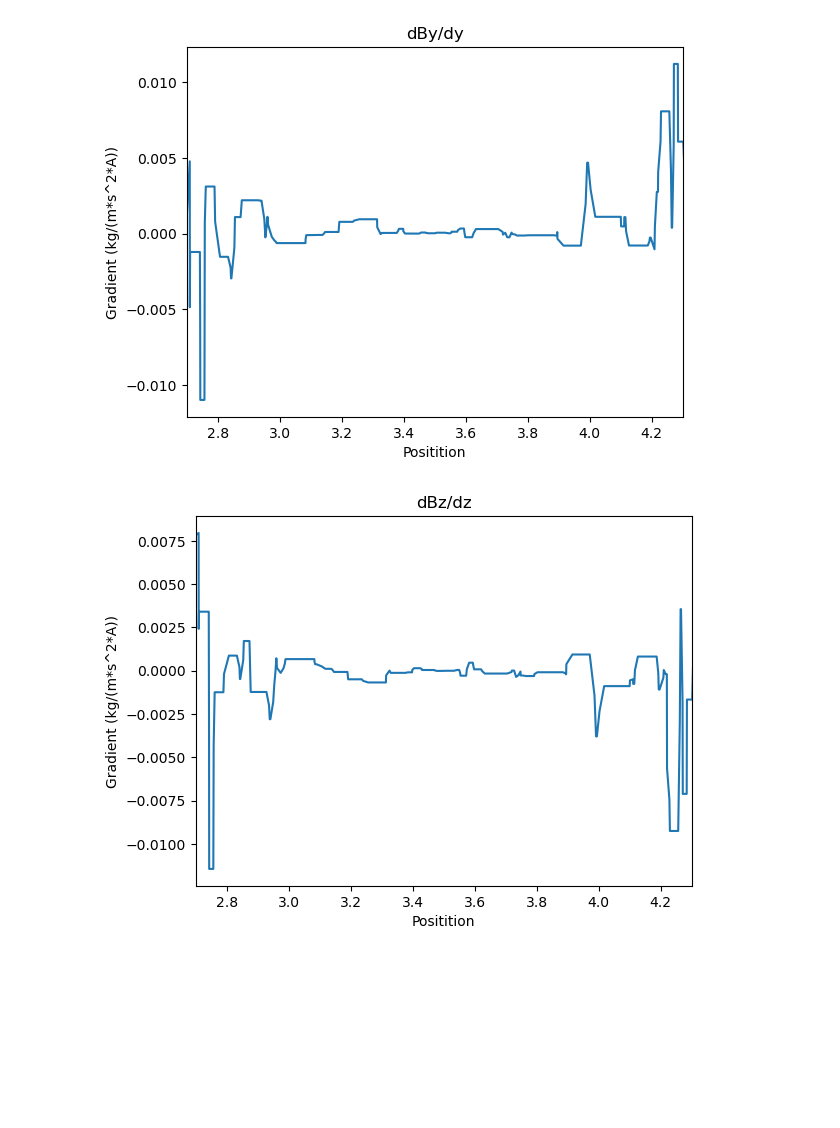
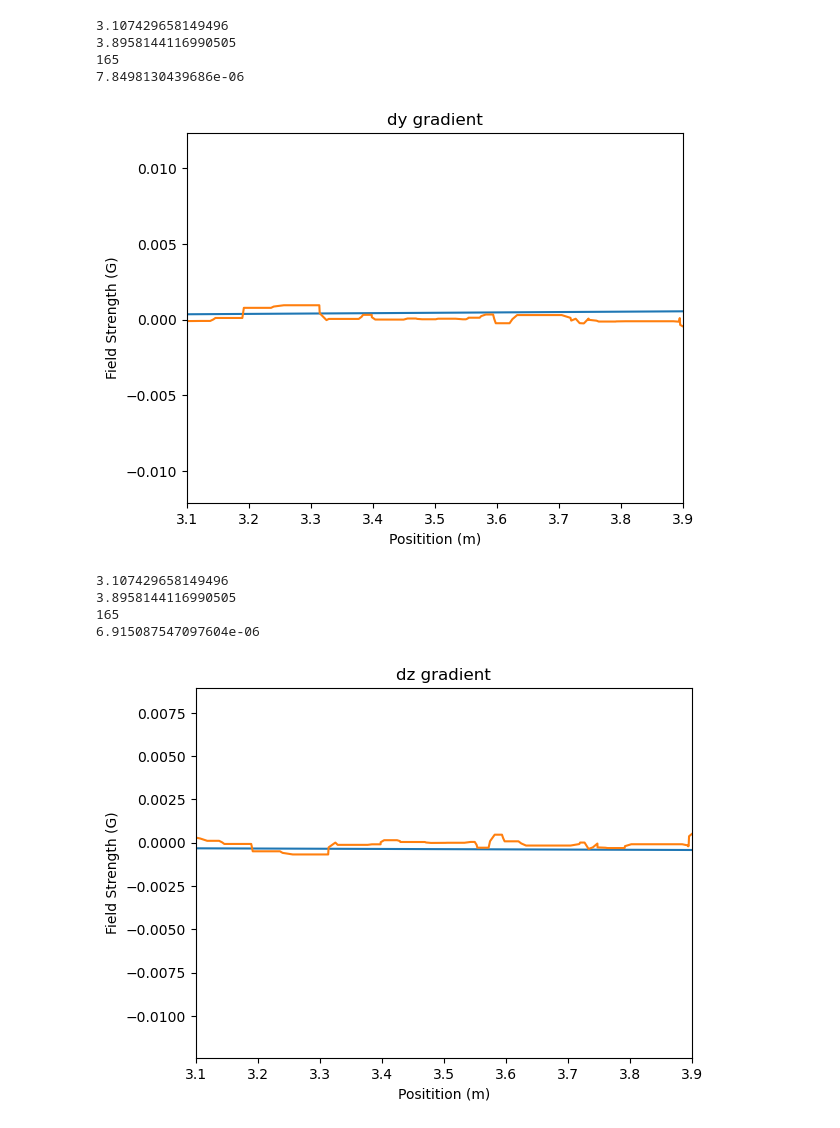
Before and after one commit to jlfox10/Ph78, a Jupyter notebook: Untitled.ipynb, the cells around one changed output. Cells and saved outputs as stored; diff of their text form; code cells hidden in the pictures; blank space fills up the shorter version.

```diff
--- a/Untitled.ipynb
+++ b/Untitled.ipynb
@@ -94,38 +179,92 @@ with open('ddy.csv', 'r') as file:
         x.append(float(row[0]))
         y.append(float(row[1]))
 
+xap = []
+yap = []
+num = 0
 
+for i in x:
+    if i >= 3.1 and i <= 3.9:
+        xap.append(i)
+        ind = x.index(i)
+        yap.append(y[ind])
+        num = num + 1
+
+start = min(xap)
+end = max(xap)
+print(start)
+print(end)
+print(num)
+
+ave = (max(yap)-min(yap))/num
+print(ave)
+
+model = np.poly1d(np.polyfit(x, y, 1))
+
+polyline = np.linspace(0, 10, 100)
+plt.plot(polyline, model(polyline))
 plt.plot(x, y)
-plt.xlim([2.7, 4.3])
-plt.title('dBy/dy')
-plt.xlabel('Positition')
-plt.ylabel('Gradient (kg/(m*s^2*A))')
+plt.xlim([3.1, 3.9])
+plt.title('dy gradient')
+plt.xlabel('Positition (m)')
+plt.ylabel('Field Strength (G)')
 plt.show()
 # %% [output]
+3.107429658149496
+3.8958144116990505
+165
+7.8498130439686e-06
-[figure, old version]
+[figure, new version]
 # %%
 x = []
 y = []
 
 with open('ddz.csv', 'r') as file:
     csv_reader = csv.reader(file)
     plots = csv.reader(file, delimiter = ',')
     for _ in range(8):  # Skip first 3 rows
         next(csv_reader)
 
     for row in plots:
         x.append(float(row[0]))
         y.append(float(row[1]))
 
+xap = []
+yap = []
+num = 0
 
+for i in x:
+    if i >= 3.1 and i <= 3.9:
+        xap.append(i)
+        ind = x.index(i)
+        yap.append(y[ind])
+        num = num + 1
+
+start = min(xap)
+end = max(xap)
+print(start)
+print(end)
+print(num)
+
+ave = (max(yap)-min(yap))/num
+print(ave)
+
+model = np.poly1d(np.polyfit(x, y, 1))
+
+polyline = np.linspace(0, 10, 100)
+plt.plot(polyline, model(polyline))
 plt.plot(x, y)
-plt.xlim([2.7, 4.3])
-plt.title('dBz/dz')
-plt.xlabel('Positition')
-plt.ylabel('Gradient (kg/(m*s^2*A))')
+plt.xlim([3.1, 3.9])
+plt.title('dz gradient')
+plt.xlabel('Positition (m)')
+plt.ylabel('Field Strength (G)')
 plt.show()
 # %% [output]
+3.107429658149496
+3.8958144116990505
+165
+6.915087547097604e-06
-[figure, old version]
+[figure, new version]
 # %%
 x = []
 y = []
```
Also changed, not shown: parts of 16 cells of this notebook.
